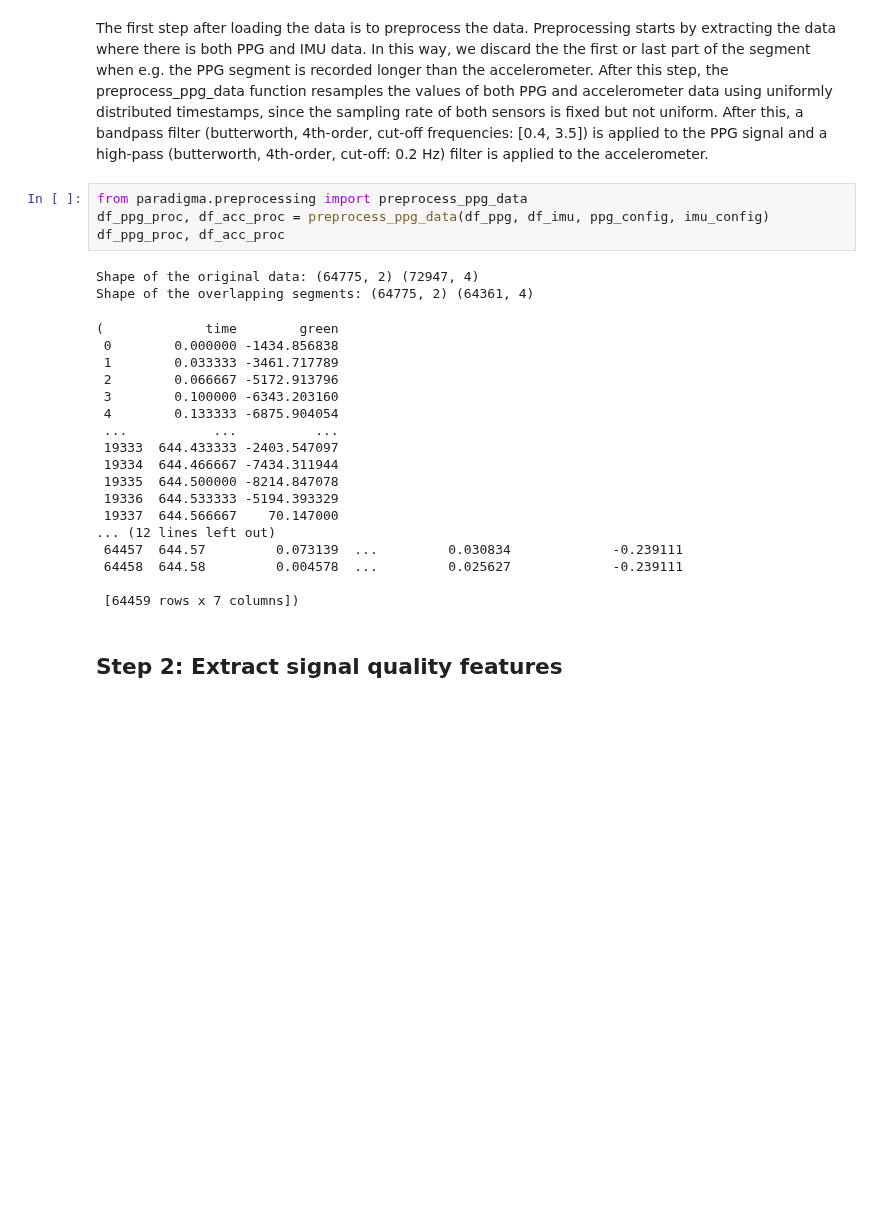
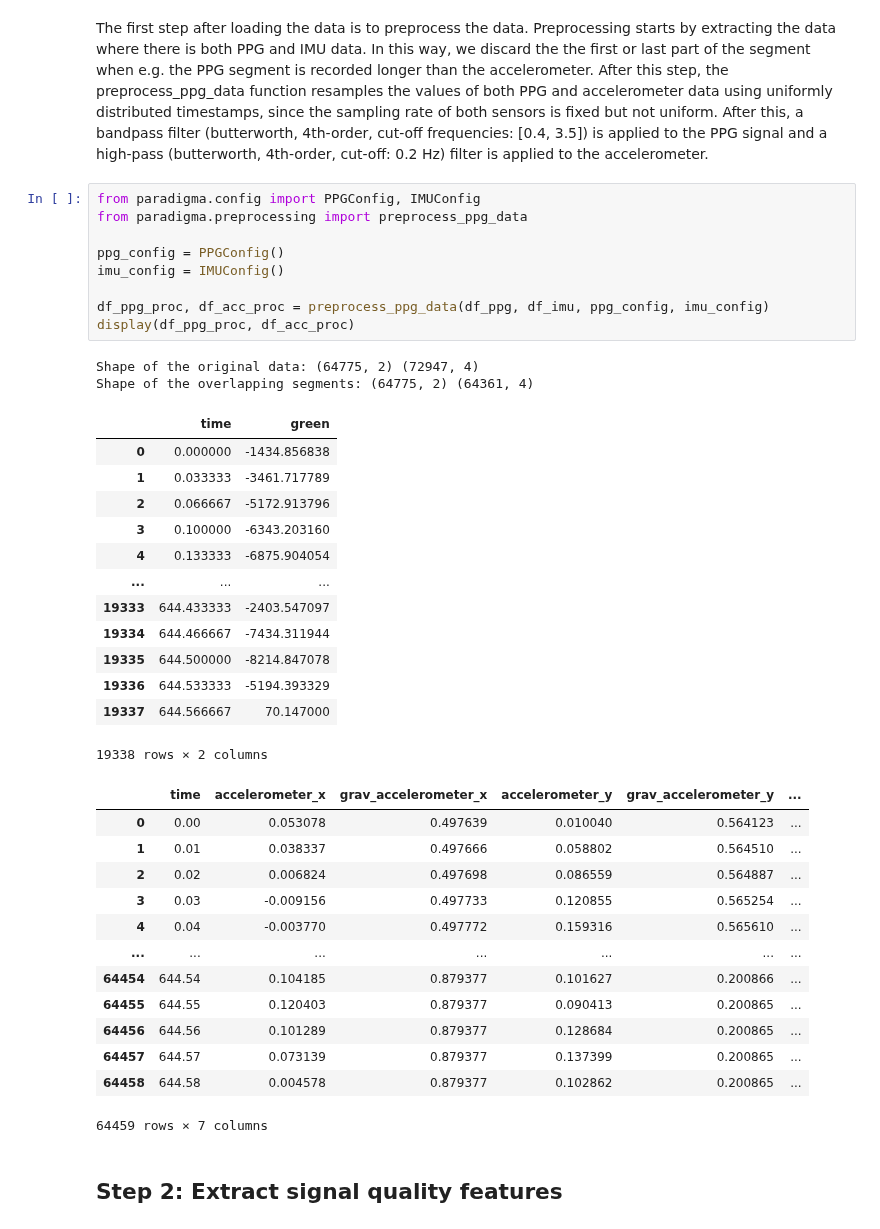
Before and after one commit to biomarkersParkinson/paradigma, a Jupyter notebook: docs/tutorials/heart_rate_analysis.ipynb, the cells around one changed output. Drawn from its saved outputs; the diff is of its cells as text; blank space fills up the shorter version.

```diff
--- a/docs/tutorials/heart_rate_analysis.ipynb
+++ b/docs/tutorials/heart_rate_analysis.ipynb
@@ -53,29 +52,43 @@ df_ppg, df_imu
 # %% [markdown]
 The first step after loading the data is to preprocess the data. Preprocessing starts by extracting the data where there is both PPG and IMU data. In this way, we discard the the first or last part of the segment when e.g. the PPG segment is recorded longer than the accelerometer. After this step, the preprocess_ppg_data function  resamples the values of both PPG and accelerometer data using uniformly distributed timestamps, since the sampling rate of both sensors is fixed but not uniform. After this, a bandpass filter (butterworth, 4th-order, cut-off frequencies: [0.4, 3.5]) is applied to the PPG signal and a high-pass (butterworth, 4th-order, cut-off: 0.2 Hz) filter is applied to the accelerometer.
 # %%
+from paradigma.config import PPGConfig, IMUConfig
 from paradigma.preprocessing import preprocess_ppg_data
+
+ppg_config = PPGConfig()
+imu_config = IMUConfig()
+
 df_ppg_proc, df_acc_proc = preprocess_ppg_data(df_ppg, df_imu, ppg_config, imu_config)
-df_ppg_proc, df_acc_proc
+display(df_ppg_proc, df_acc_proc)
 # %% [output]
 Shape of the original data: (64775, 2) (72947, 4)
 Shape of the overlapping segments: (64775, 2) (64361, 4)
+|  | time | green |
+| 0 | 0.000000 | -1434.856838 |
+| 1 | 0.033333 | -3461.717789 |
+| 2 | 0.066667 | -5172.913796 |
+| 3 | 0.100000 | -6343.203160 |
+| 4 | 0.133333 | -6875.904054 |
+| ... | ... | ... |
+| 19333 | 644.433333 | -2403.547097 |
+| 19334 | 644.466667 | -7434.311944 |
+| 19335 | 644.500000 | -8214.847078 |
+| 19336 | 644.533333 | -5194.393329 |
+| 19337 | 644.566667 | 70.147000 |
-(             time        green
- 0        0.000000 -1434.856838
- 1        0.033333 -3461.717789
- 2        0.066667 -5172.913796
- 3        0.100000 -6343.203160
- 4        0.133333 -6875.904054
- ...           ...          ...
- 19333  644.433333 -2403.547097
- 19334  644.466667 -7434.311944
- 19335  644.500000 -8214.847078
- 19336  644.533333 -5194.393329
- 19337  644.566667    70.147000
-... (12 lines left out)
- 64457  644.57         0.073139  ...         0.030834             -0.239111
- 64458  644.58         0.004578  ...         0.025627             -0.239111
-
- [64459 rows x 7 columns])
+19338 rows × 2 columns
+|  | time | accelerometer_x | grav_accelerometer_x | accelerometer_y | grav_accelerometer_y | ... |
+| 0 | 0.00 | 0.053078 | 0.497639 | 0.010040 | 0.564123 | ... |
+| 1 | 0.01 | 0.038337 | 0.497666 | 0.058802 | 0.564510 | ... |
+| 2 | 0.02 | 0.006824 | 0.497698 | 0.086559 | 0.564887 | ... |
+| 3 | 0.03 | -0.009156 | 0.497733 | 0.120855 | 0.565254 | ... |
+| 4 | 0.04 | -0.003770 | 0.497772 | 0.159316 | 0.565610 | ... |
+| ... | ... | ... | ... | ... | ... | ... |
+| 64454 | 644.54 | 0.104185 | 0.879377 | 0.101627 | 0.200866 | ... |
+| 64455 | 644.55 | 0.120403 | 0.879377 | 0.090413 | 0.200865 | ... |
+| 64456 | 644.56 | 0.101289 | 0.879377 | 0.128684 | 0.200865 | ... |
+| 64457 | 644.57 | 0.073139 | 0.879377 | 0.137399 | 0.200865 | ... |
+| 64458 | 644.58 | 0.004578 | 0.879377 | 0.102862 | 0.200865 | ... |
+64459 rows × 7 columns
 # %% [markdown]
 ## Step 2: Extract signal quality features
 # %% [markdown]
```
Also changed, not shown: parts of 3 cells of this notebook, 1 other file.
